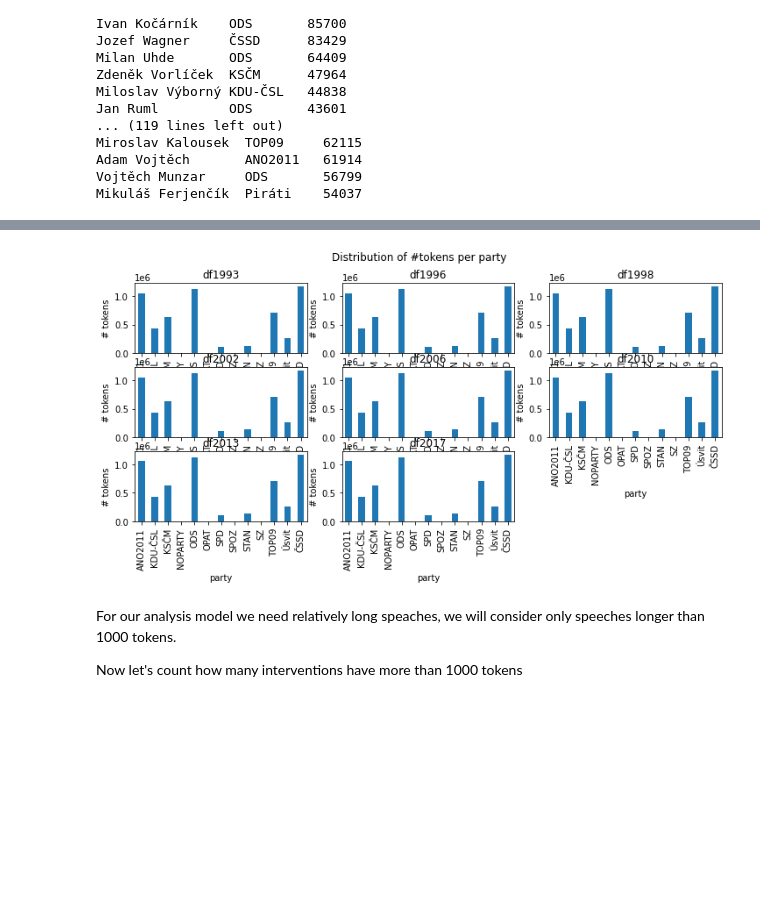
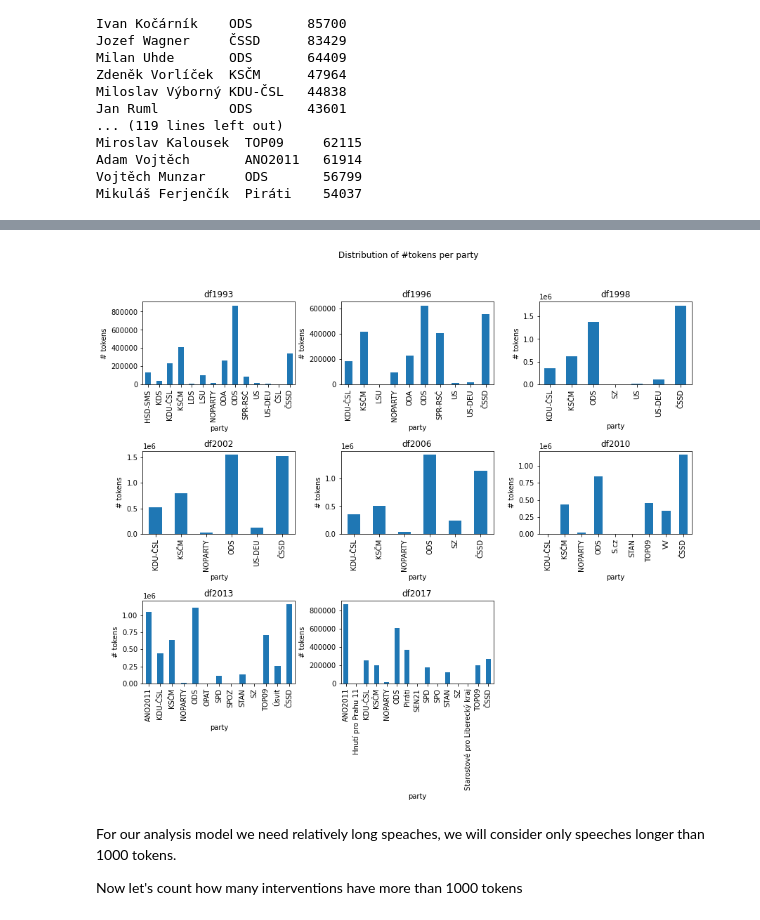
Before and after one commit to mbercas/psp_cz, a Jupyter notebook: 1_analysing_downloaded_data.ipynb, the cells around one changed output, grey strips where cells are left out. Drawn from its saved outputs; the diff is of its cells as text; code cells hidden in the pictures; blank space fills up the shorter version.

```diff
--- a/1_analysing_downloaded_data.ipynb
+++ b/1_analysing_downloaded_data.ipynb
@@ -143,7 +143,7 @@ Adam Vojtěch       ANO2011   61914
 Vojtěch Munzar     ODS       56799
 Mikuláš Ferjenčík  Piráti    54037
 # %%
-matplotlib.rcParams['figure.figsize'] = [12, 5]
+matplotlib.rcParams['figure.figsize'] = [14, 10]
 
 cols = 3
 rows = len(dfs)//3
@@ -162,4 +162,6 @@ for df, df_name in dfs:
         plt.ylabel("# persons")
     plt.xlabel('# tokens')
     idx += 1
+
+plt.subplots_adjust(hspace=0.4, wspace=0.1)
 # %% [output]
@@ -167,22 +169,24 @@ for df, df_name in dfs:
 # %%
 
+matplotlib.rcParams['figure.figsize'] = [14, 10]
 cols = 3
 rows = len(dfs)//3
 if len(dfs)%3:
     rows += 1
 plt.suptitle('Distribution of #tokens per party')
 
 idx = 1
 for df, df_name in dfs:
 
 
     ax1=plt.subplot(rows, cols, idx)
-    kk=df2013.groupby(["party"])["tokens"].sum().plot.bar(ax=ax1)
+    kk=df.groupby(["party"])["tokens"].sum().plot.bar(ax=ax1)
     plt.ylabel("# tokens")
     _ = plt.title(f"{df_name}")
     idx += 1
+plt.subplots_adjust(hspace=0.8, wspace=0.3)
 # %% [output]
-[figure, old version]
+[figure, new version]
 # %% [markdown]
 For our analysis model we need relatively long speaches, we will consider only speeches longer than 1000 tokens.
 
```
Also changed, not shown: parts of 3 cells of this notebook.
